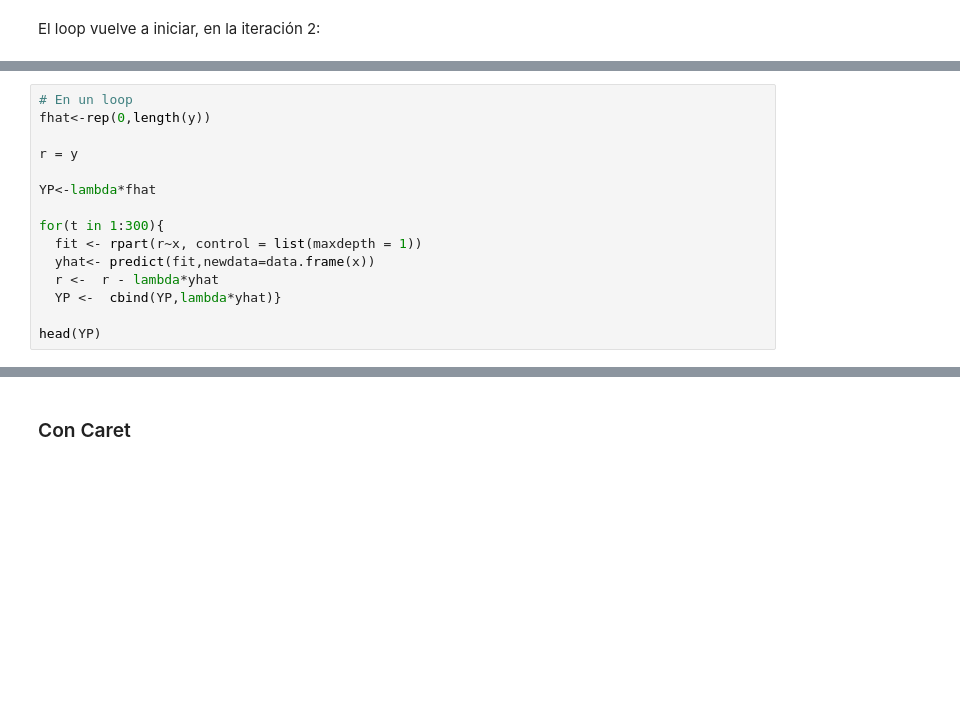
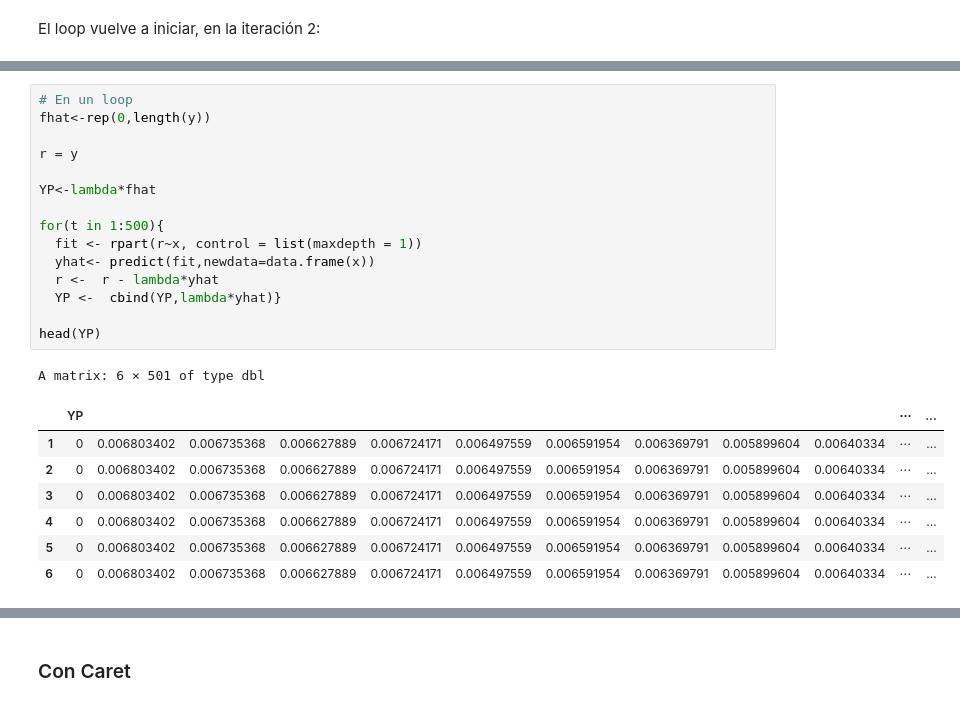
Before and after one commit to chernan77/BDML_202302, a Jupyter notebook: Lecture06/Notebook_SS06_arboles_bosques.ipynb, the cells around one changed output, grey strips where cells are left out. Drawn from its saved outputs; the diff is of its cells as text; blank space fills up the shorter version.

```diff
--- a/Lecture06/Notebook_SS06_arboles_bosques.ipynb
+++ b/Lecture06/Notebook_SS06_arboles_bosques.ipynb
@@ -530,17 +809,26 @@ head(f2)
 # %%
 # En un loop
 fhat<-rep(0,length(y))
 
 r = y
 
 YP<-lambda*fhat
 
-for(t in 1:300){
+for(t in 1:500){
   fit <- rpart(r~x, control = list(maxdepth = 1))
   yhat<- predict(fit,newdata=data.frame(x))
   r <-  r - lambda*yhat
   YP <-  cbind(YP,lambda*yhat)}
 
 head(YP)
+# %% [output]
+A matrix: 6 × 501 of type dbl
+|  | YP |  |  |  |  |  |  |  |  |  | ⋯ | ... |
+| 1 | 0 | 0.006803402 | 0.006735368 | 0.006627889 | 0.006724171 | 0.006497559 | 0.006591954 | 0.006369791 | 0.005899604 | 0.00640334 | ⋯ | ... |
+| 2 | 0 | 0.006803402 | 0.006735368 | 0.006627889 | 0.006724171 | 0.006497559 | 0.006591954 | 0.006369791 | 0.005899604 | 0.00640334 | ⋯ | ... |
+| 3 | 0 | 0.006803402 | 0.006735368 | 0.006627889 | 0.006724171 | 0.006497559 | 0.006591954 | 0.006369791 | 0.005899604 | 0.00640334 | ⋯ | ... |
+| 4 | 0 | 0.006803402 | 0.006735368 | 0.006627889 | 0.006724171 | 0.006497559 | 0.006591954 | 0.006369791 | 0.005899604 | 0.00640334 | ⋯ | ... |
+| 5 | 0 | 0.006803402 | 0.006735368 | 0.006627889 | 0.006724171 | 0.006497559 | 0.006591954 | 0.006369791 | 0.005899604 | 0.00640334 | ⋯ | ... |
+| 6 | 0 | 0.006803402 | 0.006735368 | 0.006627889 | 0.006724171 | 0.006497559 | 0.006591954 | 0.006369791 | 0.005899604 | 0.00640334 | ⋯ | ... |
 # %%
 sum(YP[1,c(1,2,3)])
```
Also changed, not shown: parts of 65 cells of this notebook.
